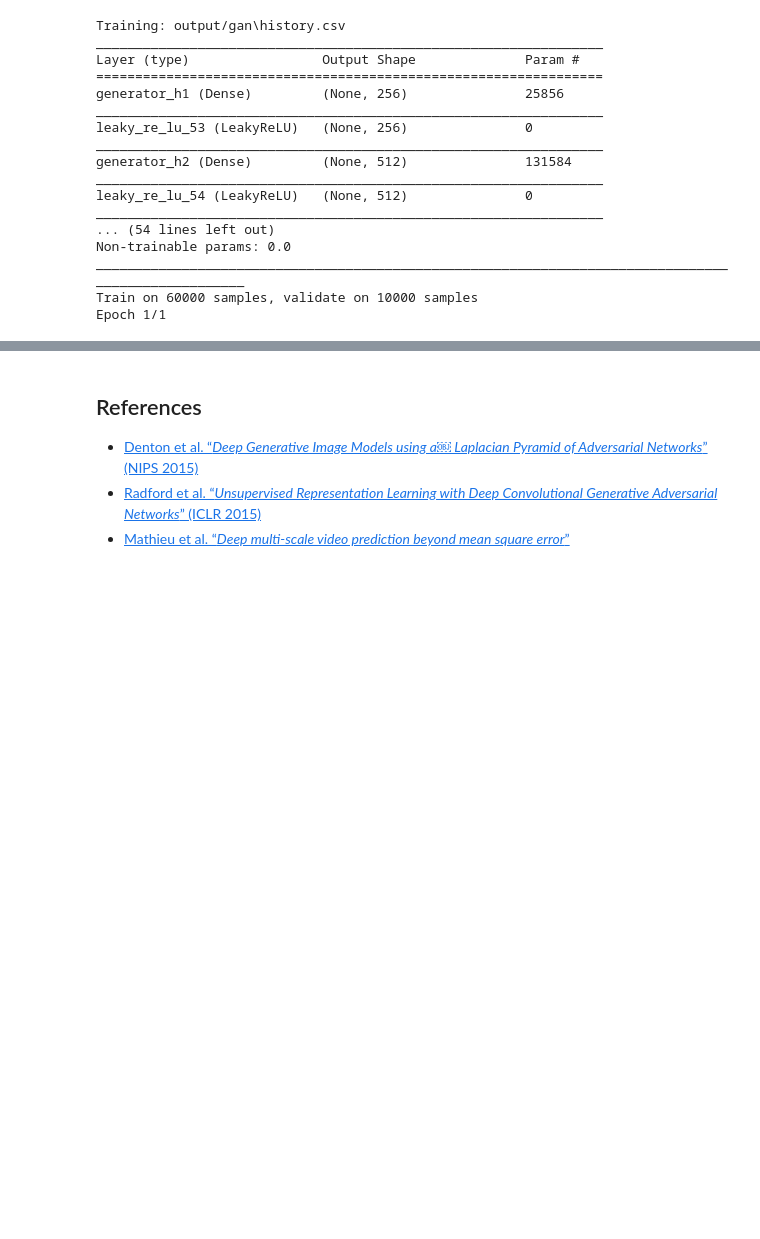
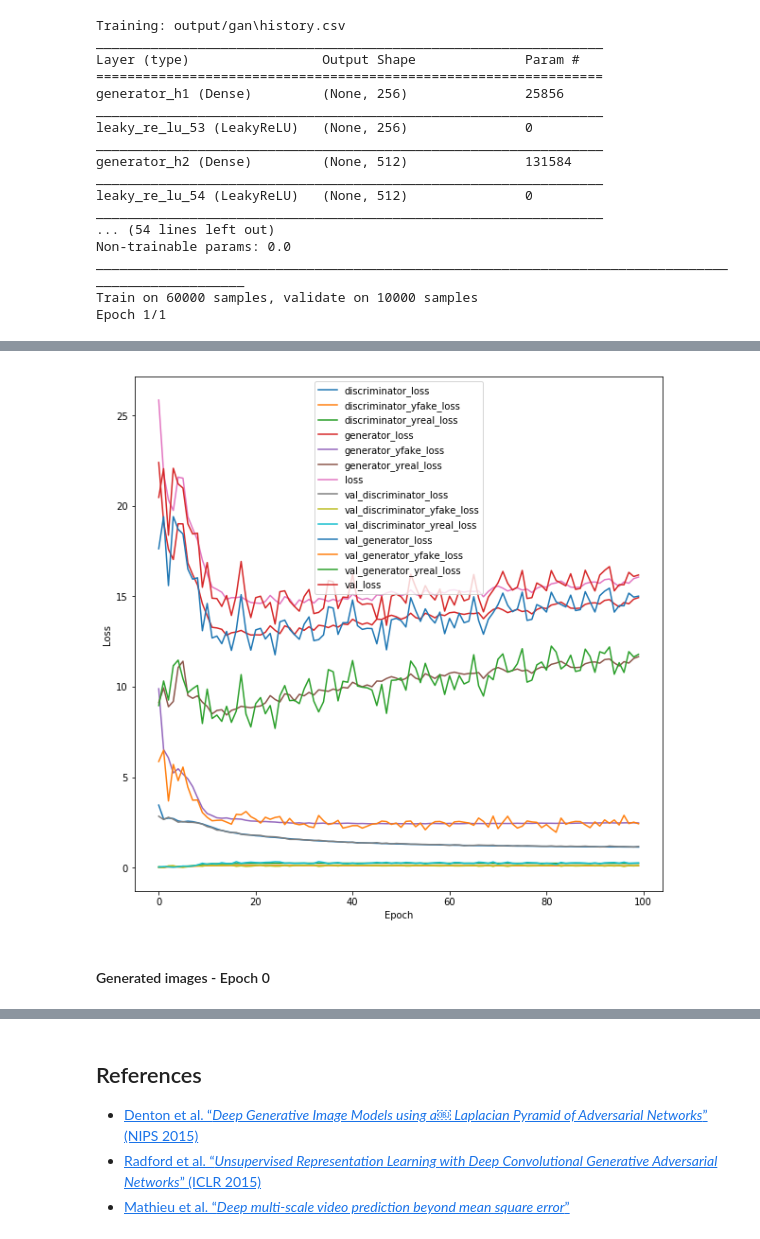
Before and after one commit to gtesei/DeepExperiments, a Jupyter notebook: Generative_Adversarial_Networks.ipynb, the cells around one changed output, grey strips where cells are left out. Drawn from its saved outputs; the diff is of its cells as text; code cells hidden in the pictures; blank space fills up the shorter version.

```diff
--- a/Generative_Adversarial_Networks.ipynb
+++ b/Generative_Adversarial_Networks.ipynb
@@ -734,0 +739,3 @@ Epoch 1/1
+# %%
+df = pd.read_csv('output/gan/history.csv')
+df.shape
@@ -734,0 +753,25 @@ Epoch 1/1
+# %%
+import matplotlib.pyplot as plt
+plt.figure(figsize=(10, 10))
+plt.plot(df['discriminator_loss'], label='discriminator_loss')
+plt.plot(df['discriminator_yfake_loss'], label='discriminator_yfake_loss')
+plt.plot(df['discriminator_yreal_loss'], label='discriminator_yreal_loss')
+plt.plot(df['generator_loss'], label='generator_loss')
+plt.plot(df['generator_yfake_loss'], label='generator_yfake_loss')
+plt.plot(df['generator_yreal_loss'], label='generator_yreal_loss')
+plt.plot(df['loss'], label='loss')
+plt.plot(df['val_discriminator_loss'], label='val_discriminator_loss')
+plt.plot(df['val_discriminator_yfake_loss'], label='val_discriminator_yfake_loss')
+plt.plot(df['val_discriminator_yreal_loss'], label='val_discriminator_yreal_loss')
+plt.plot(df['val_generator_loss'], label='val_generator_loss')
+plt.plot(df['val_generator_yfake_loss'], label='val_generator_yfake_loss')
+plt.plot(df['val_generator_yreal_loss'], label='val_generator_yreal_loss')
+plt.plot(df['val_loss'], label='val_loss')
+plt.xlabel('Epoch')
+plt.ylabel('Loss')
+plt.legend()
+plt.show()
+# %% [output]
+[figure, added]
+# %% [markdown]
+#### Generated images - Epoch 0
```
Also changed, not shown: parts of 8 cells of this notebook, 3 other files.
